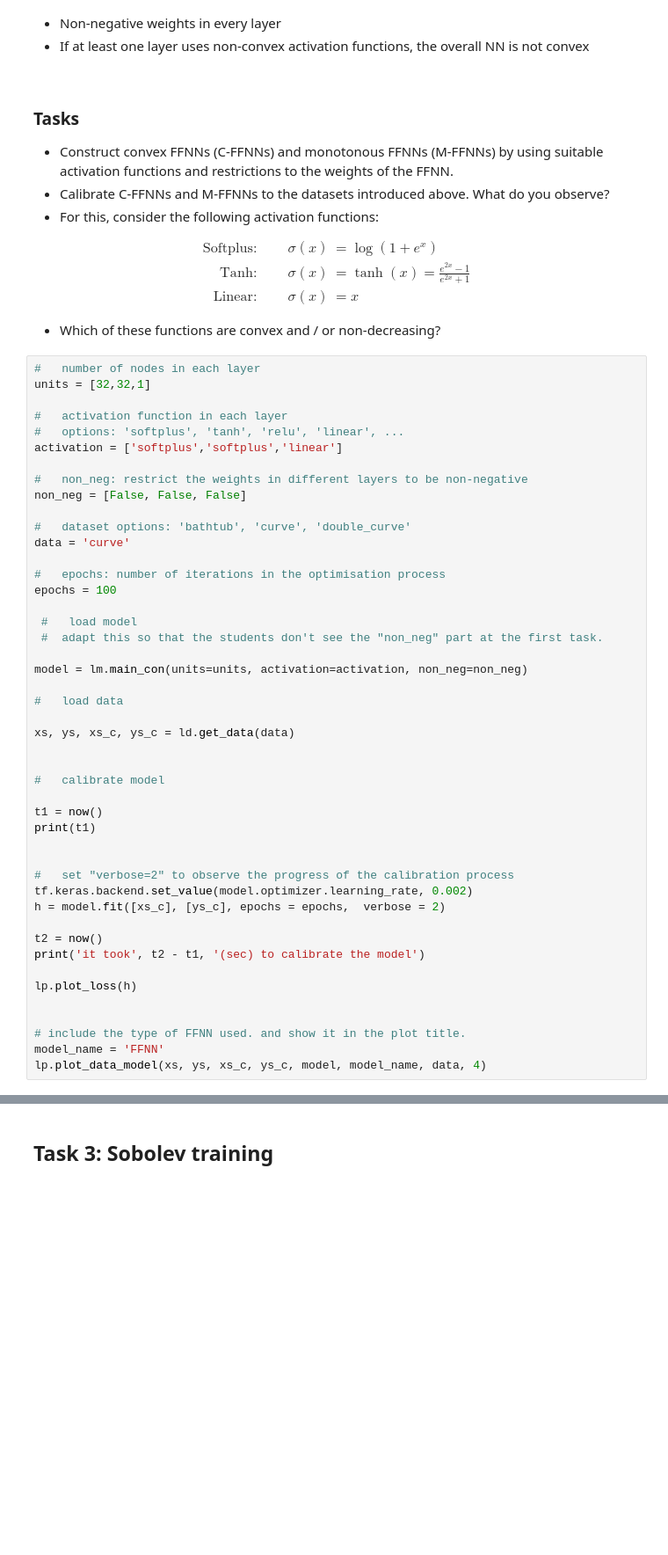
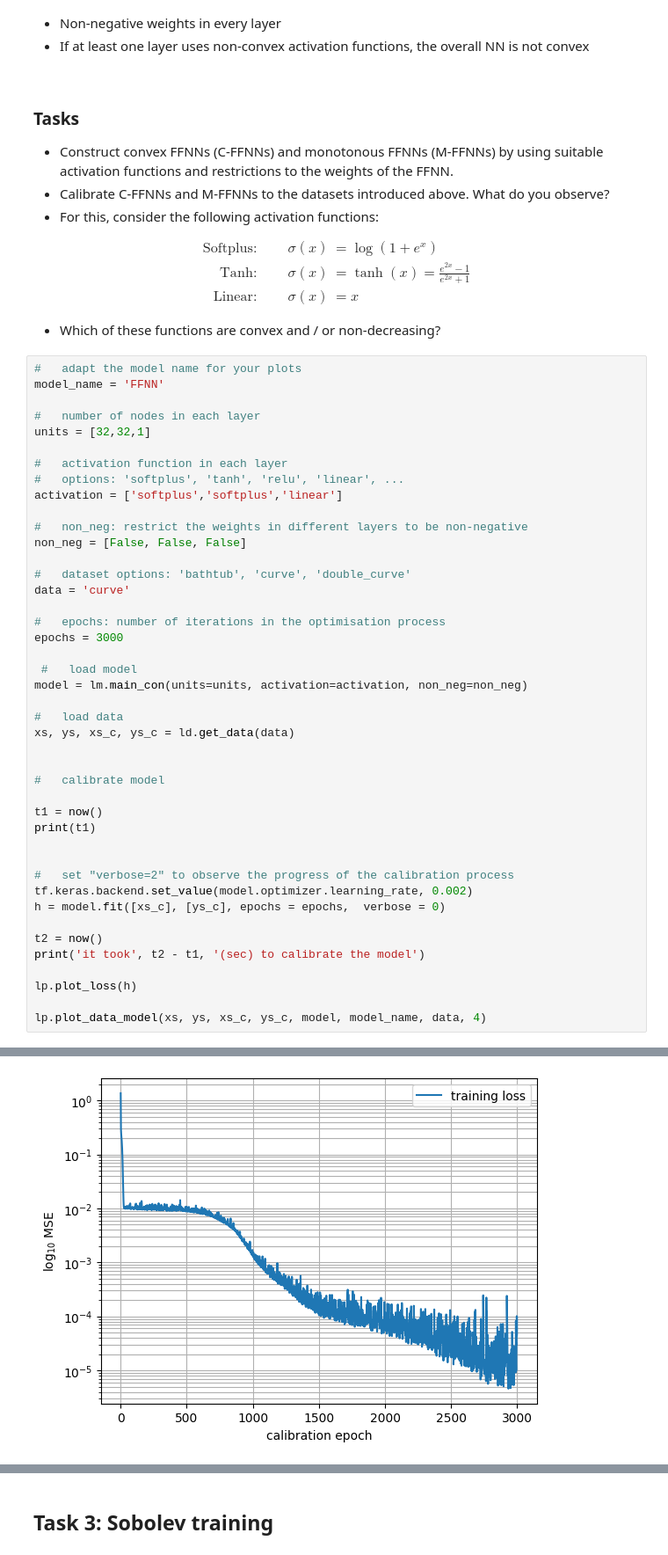
Before and after one commit to CPShub/LecturePhysicsAwareML, a Jupyter notebook: FFNN_introduction/main_task_FFNN.ipynb, the cells around one changed output, grey strips where cells are left out. Shown at 88% size. Saved outputs shown, nothing was run; the diff lists cells and outputs as text; blank space fills up the shorter version.

```diff
--- a/FFNN_introduction/main_task_FFNN.ipynb
+++ b/FFNN_introduction/main_task_FFNN.ipynb
@@ -192,6 +198,9 @@ Sufficient conditions for monotonous neural networks are
 
 * Which of these functions are convex and / or non-decreasing?
 # %%
+#   adapt the model name for your plots
+model_name = 'FFNN'
+
 #   number of nodes in each layer
 units = [32,32,1]
 
@@ -206,15 +215,12 @@ non_neg = [False, False, False]
 data = 'curve'
 
 #   epochs: number of iterations in the optimisation process
-epochs = 100
+epochs = 3000
 
  #   load model
- #  adapt this so that the students don't see the "non_neg" part at the first task.
-
 model = lm.main_con(units=units, activation=activation, non_neg=non_neg)
 
 #   load data
-
 xs, ys, xs_c, ys_c = ld.get_data(data)
 
 
@@ -226,14 +232,12 @@ print(t1)
 
 #   set "verbose=2" to observe the progress of the calibration process
 tf.keras.backend.set_value(model.optimizer.learning_rate, 0.002)
-h = model.fit([xs_c], [ys_c], epochs = epochs,  verbose = 2)
+h = model.fit([xs_c], [ys_c], epochs = epochs,  verbose = 0)
 
 t2 = now()
 print('it took', t2 - t1, '(sec) to calibrate the model')
 
 lp.plot_loss(h)
 
-
-# include the type of FFNN used. and show it in the plot title.
-model_name = 'FFNN'
 lp.plot_data_model(xs, ys, xs_c, ys_c, model, model_name, data, 4)
+# %% [output]
@@ -239,0 +247 @@ lp.plot_data_model(xs, ys, xs_c, ys_c, model, model_name, data, 4)
+[figure, added]
```
Also changed, not shown: parts of 6 cells of this notebook.
